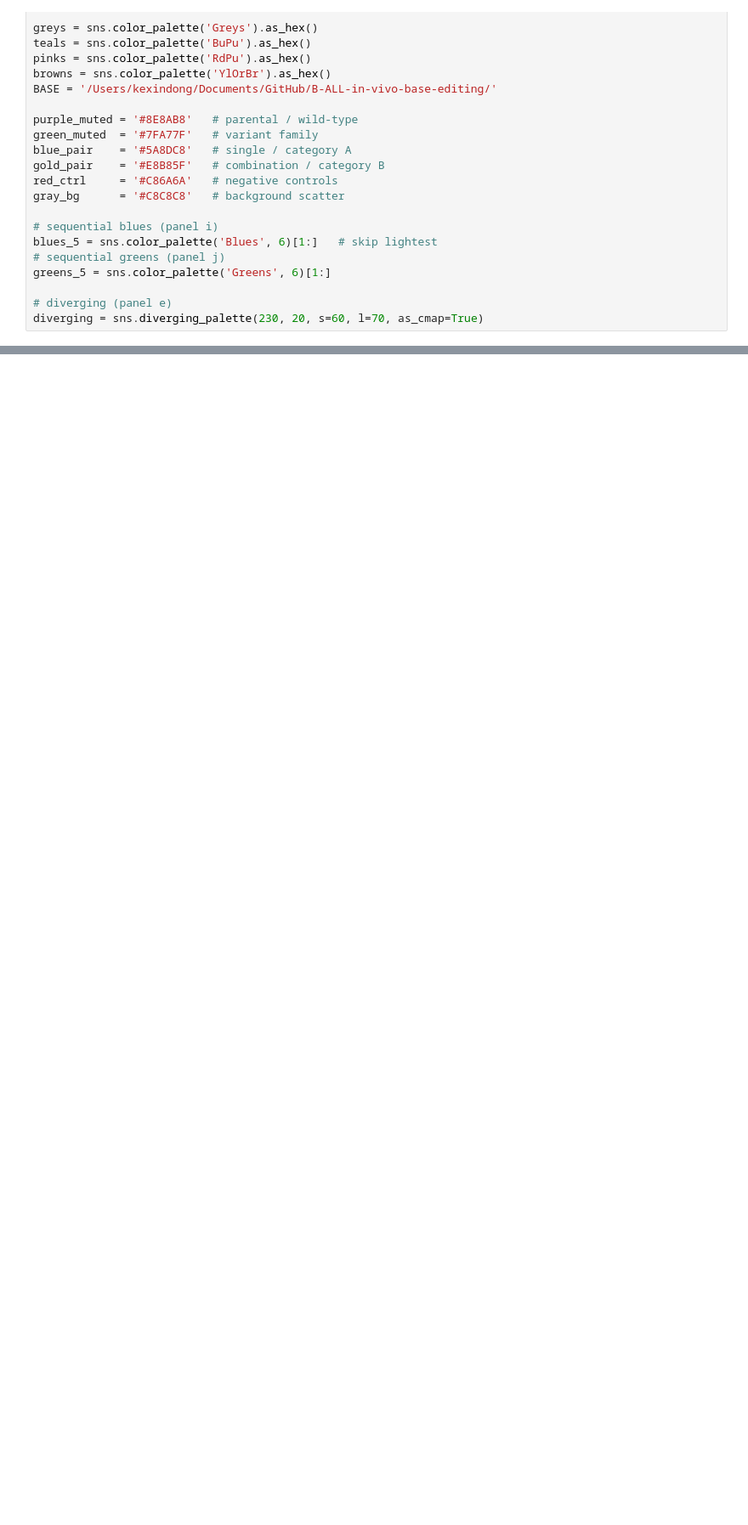
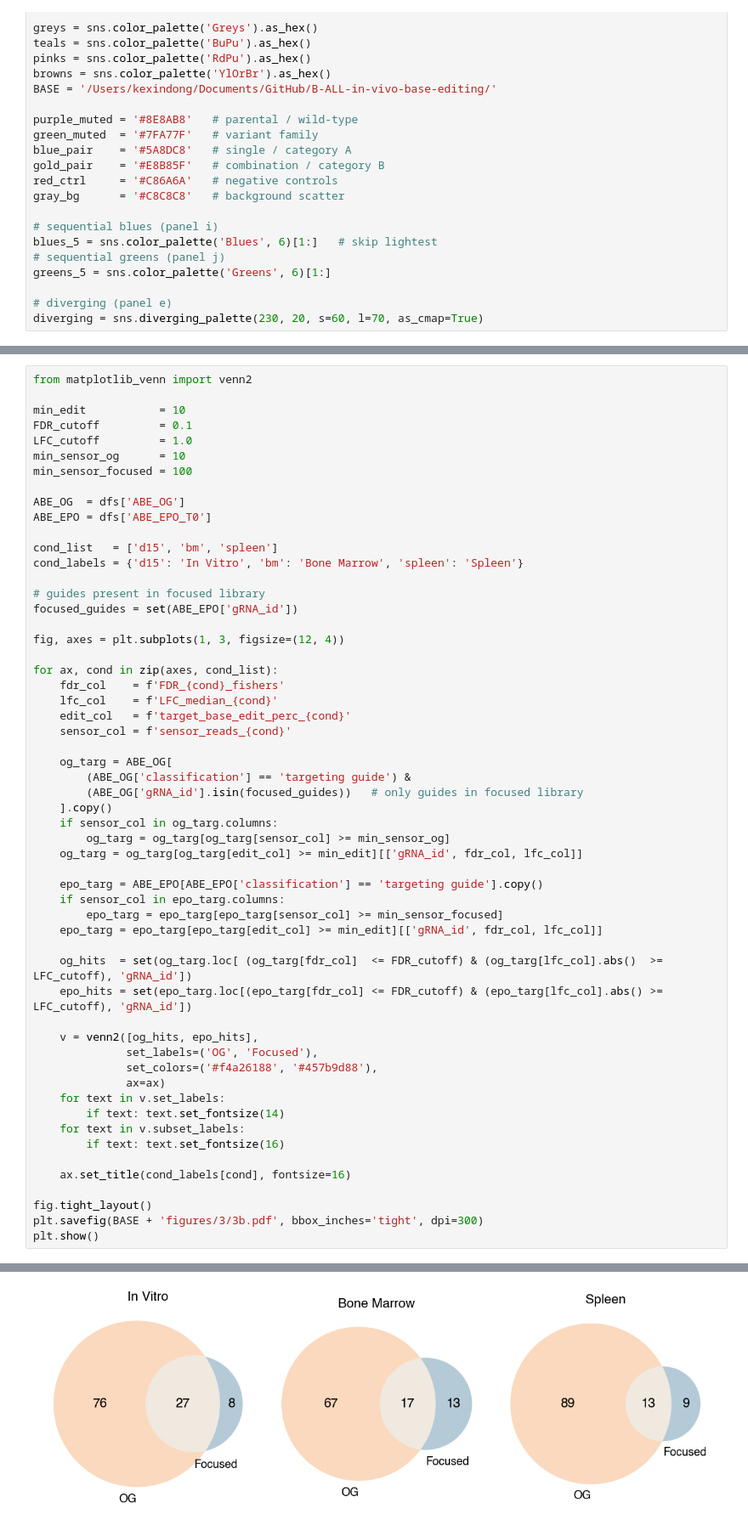
Before and after one commit to kexindon/B-ALL-in-vivo-base-editing, a Jupyter notebook: figure3_CLEANED.ipynb, the cells around one changed output, grey strips where cells are left out. Shown at 85% size. Drawn from its saved outputs; the diff is of its cells as text; blank space fills up the shorter version.

```diff
--- a/figure3_CLEANED.ipynb
+++ b/figure3_CLEANED.ipynb
@@ -51,0 +280,57 @@ diverging = sns.diverging_palette(230, 20, s=60, l=70, as_cmap=True)
+# %%
+from matplotlib_venn import venn2
+
+min_edit           = 10
+FDR_cutoff         = 0.1
+LFC_cutoff         = 1.0
+min_sensor_og      = 10
+min_sensor_focused = 100
+
+ABE_OG  = dfs['ABE_OG']
+ABE_EPO = dfs['ABE_EPO_T0']
+
+cond_list   = ['d15', 'bm', 'spleen']
+cond_labels = {'d15': 'In Vitro', 'bm': 'Bone Marrow', 'spleen': 'Spleen'}
+
+# guides present in focused library
+focused_guides = set(ABE_EPO['gRNA_id'])
+
+fig, axes = plt.subplots(1, 3, figsize=(12, 4))
+
+for ax, cond in zip(axes, cond_list):
+    fdr_col    = f'FDR_{cond}_fishers'
+    lfc_col    = f'LFC_median_{cond}'
+    edit_col   = f'target_base_edit_perc_{cond}'
+    sensor_col = f'sensor_reads_{cond}'
+
+    og_targ = ABE_OG[
+        (ABE_OG['classification'] == 'targeting guide') &
+        (ABE_OG['gRNA_id'].isin(focused_guides))   # only guides in focused library
+    ].copy()
+    if sensor_col in og_targ.columns:
+        og_targ = og_targ[og_targ[sensor_col] >= min_sensor_og]
+    og_targ = og_targ[og_targ[edit_col] >= min_edit][['gRNA_id', fdr_col, lfc_col]]
+
+    epo_targ = ABE_EPO[ABE_EPO['classification'] == 'targeting guide'].copy()
+    if sensor_col in epo_targ.columns:
+        epo_targ = epo_targ[epo_targ[sensor_col] >= min_sensor_focused]
+    epo_targ = epo_targ[epo_targ[edit_col] >= min_edit][['gRNA_id', fdr_col, lfc_col]]
+
+    og_hits  = set(og_targ.loc[ (og_targ[fdr_col]  <= FDR_cutoff) & (og_targ[lfc_col].abs()  >= LFC_cutoff), 'gRNA_id'])
+    epo_hits = set(epo_targ.loc[(epo_targ[fdr_col] <= FDR_cutoff) & (epo_targ[lfc_col].abs() >= LFC_cutoff), 'gRNA_id'])
+
+    v = venn2([og_hits, epo_hits],
+              set_labels=('OG', 'Focused'),
+              set_colors=('#f4a26188', '#457b9d88'),
+              ax=ax)
+    for text in v.set_labels:
+        if text: text.set_fontsize(14)
+    for text in v.subset_labels:
+        if text: text.set_fontsize(16)
+
+    ax.set_title(cond_labels[cond], fontsize=16)
+
+fig.tight_layout()
+plt.savefig(BASE + 'figures/3/3b.pdf', bbox_inches='tight', dpi=300)
+plt.show()
+# %% [output]
@@ -51,0 +342 @@ diverging = sns.diverging_palette(230, 20, s=60, l=70, as_cmap=True)
+[figure, added]
```
Also changed, not shown: parts of 6 cells of this notebook, 6 other files.
